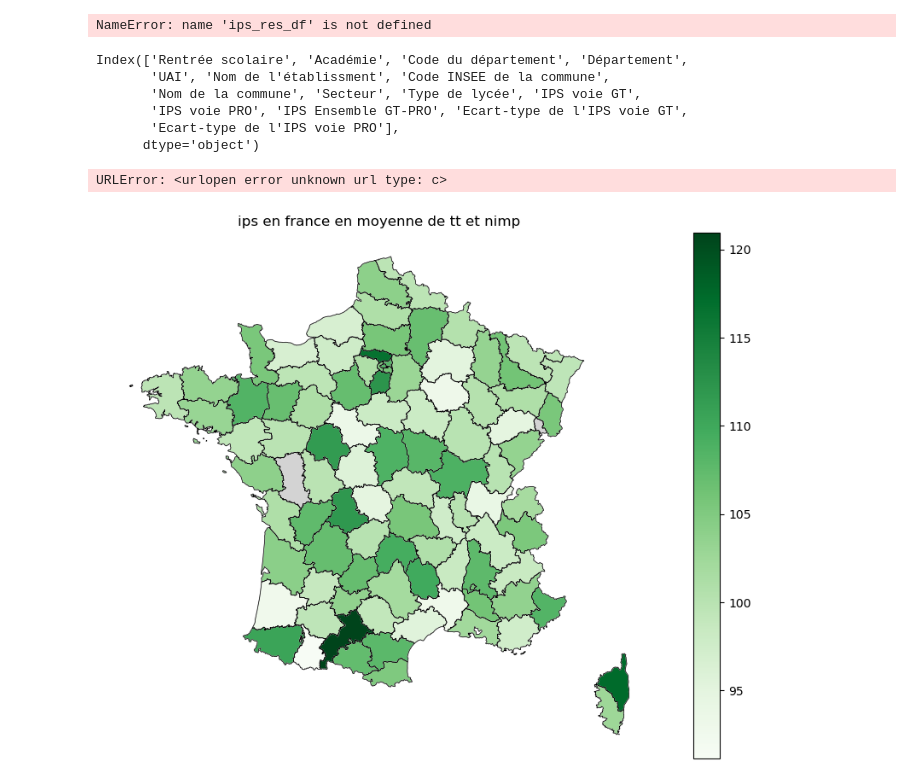
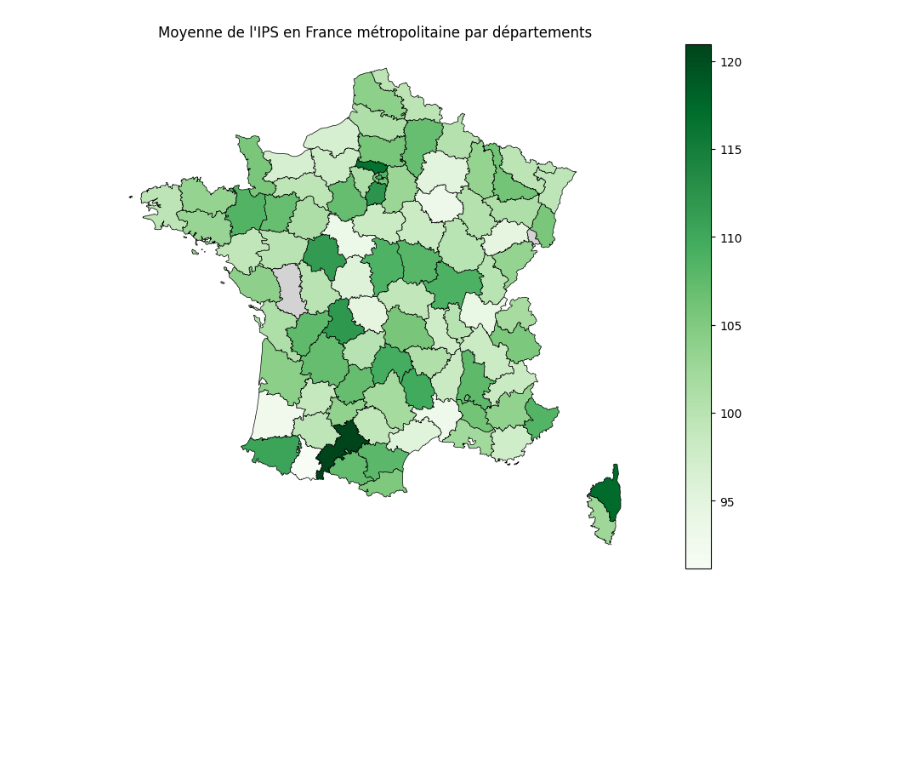
Before and after one commit to Gianluca-Schileo/projet_ips, a Jupyter notebook: scripts/ips_map.ipynb, the cells around one changed output. Drawn from its saved outputs; the diff is of its cells as text; code cells hidden in the pictures; blank space fills up the shorter version.

```diff
--- a/scripts/ips_map.ipynb
+++ b/scripts/ips_map.ipynb
@@ -31,71 +7,24 @@ counties["features"][0]
 ips_df = pd.read_csv("../data/ips.csv", delimiter=";", dtype={"Code departement": str})
 #Taking only values we need for map, therefore excluding overseas territories
 ips_df = ips_df[ips_df["Code du département"] < 100]
-# %%
-import plotly.express as px
-
-fig = px.choropleth(ips_res_df, geojson=counties, locations='Code departement', color='IPS Ensemble GT-PRO',
-                           color_continuous_scale="Viridis",
-                           range_color=(0, 200),
-                           scope="europe",
-                           labels={'IPS':'IPS Ensemble GT-PRO'}
-                          )
-fig.update_layout(margin={"r":0,"t":0,"l":0,"b":0})
-fig.show()
-# %% [output]
-NameError: name 'ips_res_df' is not defined
-# %%
-ips_df.columns
-# %% [output]
-Index(['Rentrée scolaire', 'Académie', 'Code du département', 'Département',
-       'UAI', 'Nom de l'établissment', 'Code INSEE de la commune',
-       'Nom de la commune', 'Secteur', 'Type de lycée', 'IPS voie GT',
-       'IPS voie PRO', 'IPS Ensemble GT-PRO', 'Ecart-type de l'IPS voie GT',
-       'Ecart-type de l'IPS voie PRO'],
-      dtype='object')
-# %%
-from urllib.request import urlopen
-import json
-with urlopen('C:/Users/amin9/OneDrive - EPITA/Projet 2/projet_ips/departements-avec-outre-mer.geojson') as response:
-    counties = json.load(response)
-
-import pandas as pd
-df = pd.read_csv("../data/ips.csv",
-                   dtype={"fips": str})
-
-import plotly.express as px
-
-fig = px.choropleth(df, geojson=counties, locations='fips', color='unemp',
-                           color_continuous_scale="Viridis",
-                           range_color=(0, 12),
-                           scope="usa",
-                           labels={'unemp':'unemployment rate'}
-                          )
-fig.update_layout(margin={"r":0,"t":0,"l":0,"b":0})
-fig.show()
-# %% [output]
-URLError: <urlopen error unknown url type: c>
 # %%
-# Charger le fichier GeoJSON des départements français
-france_departments = gpd.read_file("../departements.geojson")
+#Loading geojson file
+france_departments = gpd.read_file("../data/departements.geojson")
+#Calculate the mean of the IPS by departement
+df_ips_dep = ips_df.groupby('Code du département')['IPS Ensemble GT-PRO'].mean().reset_index()
 
-# Calculer la moyenne des loyers pour chaque département
-df_ips_dom = ips_df.groupby('Code du département')['IPS Ensemble GT-PRO'].mean().reset_index()
+#Merge data to plot map easily
+#Facilitating merge by ensuring all data is object type
+df_ips_dep["Code du département"] = df_ips_dep["Code du département"].apply(str)
+merged = france_departments.merge(df_ips_dep, left_on='code', right_on='Code du département', how='left')
+#Brute force fixing missing data
+merged["IPS Ensemble GT-PRO"] = df_ips_dep["IPS Ensemble GT-PRO"]
 
-# Fusionner le GeoDataFrame des départements avec le DataFrame des loyers moyens
-df_ips_dom["Code du département"] = df_ips_dom["Code du département"].apply(str)
-merged = france_departments.merge(df_ips_dom, left_on='code', right_on='Code du département', how='left')
-merged["IPS Ensemble GT-PRO"] = df_ips_dom["IPS Ensemble GT-PRO"]
-
-# Créer une carte choroplèthe des loyers moyens par département
-fig, ax = plt.subplots(1, figsize=(12, 8))
-merged.plot(column='IPS Ensemble GT-PRO', cmap='Greens', linewidth=0.8, ax=ax, edgecolor='0.8', legend=True, missing_kwds={'color': 'lightgrey'})
-
-# Superposer les contours de tous les départements
-france_departments.boundary.plot(ax=ax, linewidth=0.5, edgecolor='black')
-
+#Creating plot
+fig, ax = plt.subplots(figsize=(12, 8))
+merged.plot(column='IPS Ensemble GT-PRO', cmap='Greens', linewidth=0.5, ax=ax, edgecolor='black', legend=True, missing_kwds={'color': 'lightgrey'})
 ax.axis('off')
-ax.set_title('ips en france en moyenne de tt et nimp')
+ax.set_title("Moyenne de l'IPS en France métropolitaine par départements")
 plt.show()
 # %% [output]
-[figure, old version]
+[figure, new version]
```
Also changed, not shown: parts of 6 cells of this notebook, 2 other files.
